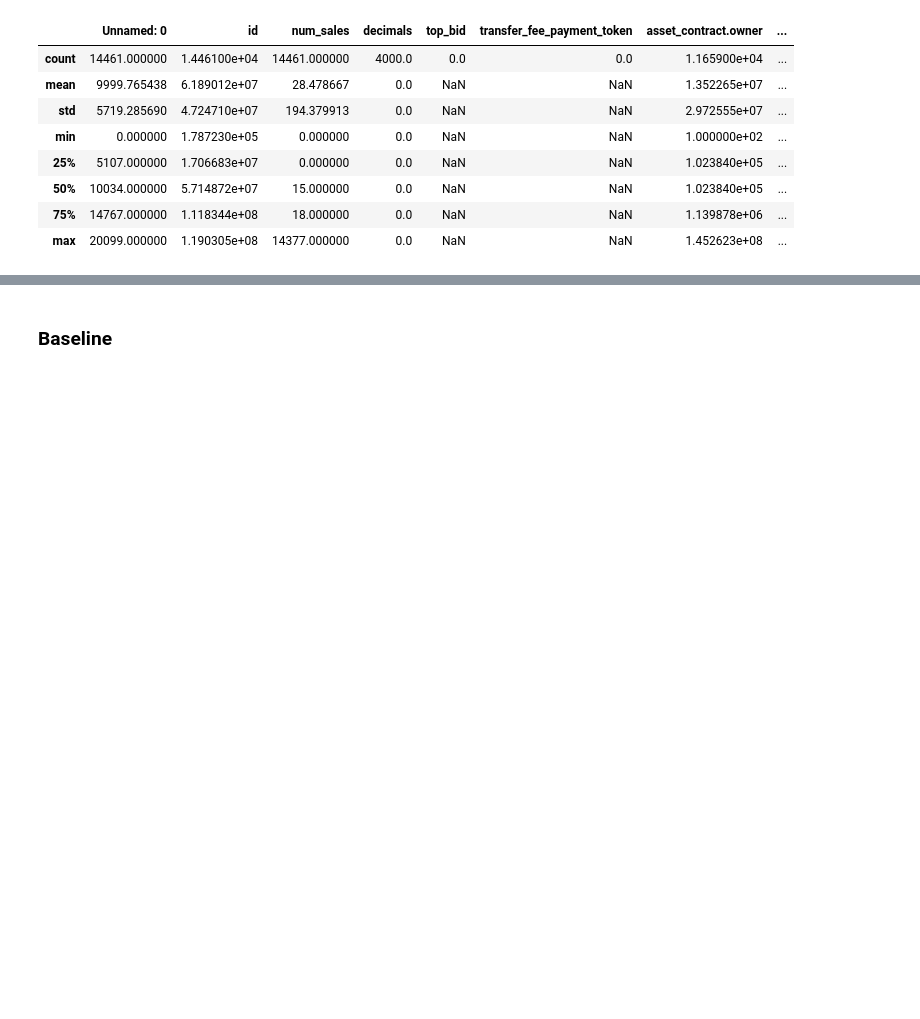
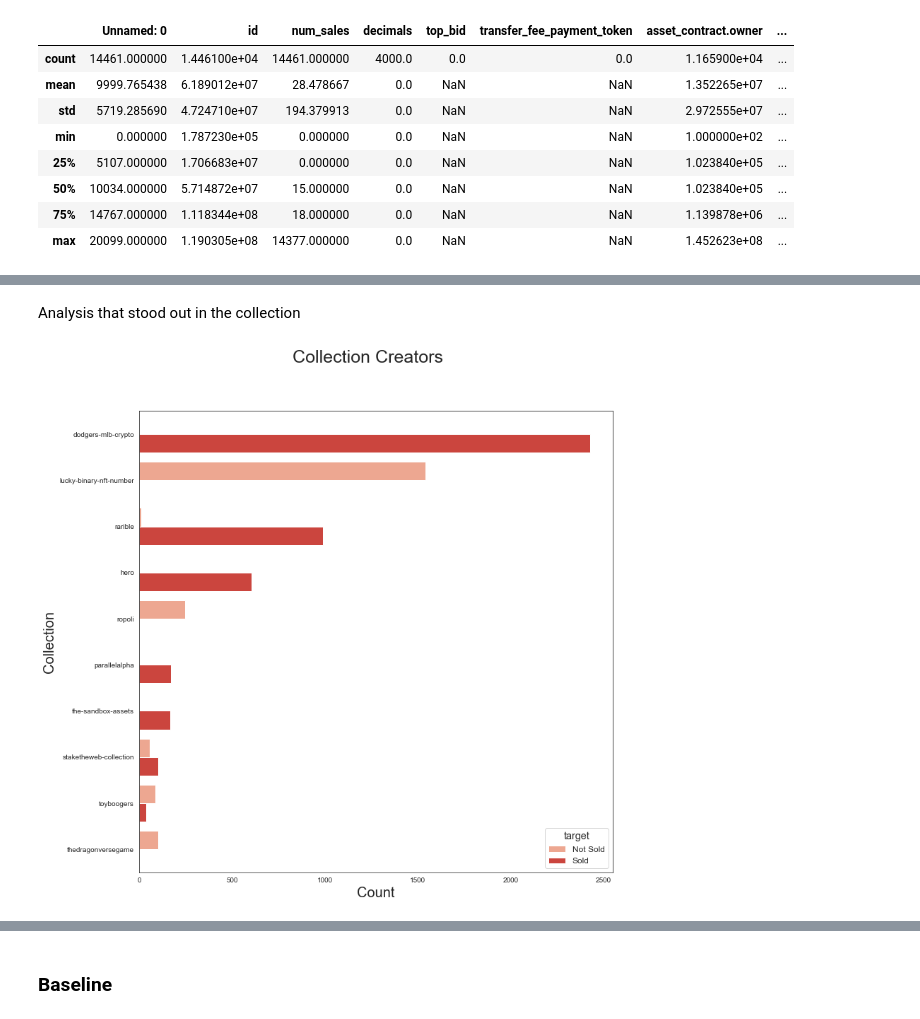
Before and after one commit to Myke-Ajayi/Predicting-NFTs-Sale, a Jupyter notebook: nft_project.ipynb, the cells around one changed output, grey strips where cells are left out. Cells and saved outputs as stored; diff of their text form; code cells hidden in the pictures; blank space fills up the shorter version.

```diff
--- a/nft_project.ipynb
+++ b/nft_project.ipynb
@@ -153,0 +193,21 @@ nft_sale_df.describe()
+# %% [markdown]
+Analysis that stood out in the collection
+# %%
+fig, ax = plt.subplots(figsize=(12,12))
+sns.countplot(data=rev_nft_df,
+              y='collection.slug',
+              hue='target',
+              order=rev_nft_df['collection.slug'].value_counts().iloc[:10].index,
+              palette = 'Reds',
+              ax=ax)
+sns.set_style("white")
+fig.suptitle('Collection Creators', fontsize=25)
+ax.set_xlabel('Count', fontsize=20)
+ax.set_ylabel('Collection', fontsize=20)
+plt.legend(title='target',
+           title_fontsize = 'x-large',
+           labels=['Not Sold', 'Sold'],
+           fontsize="large",
+           loc='best');
+# %% [output]
+[figure, added]
```
Also changed, not shown: parts of 12 cells of this notebook.
